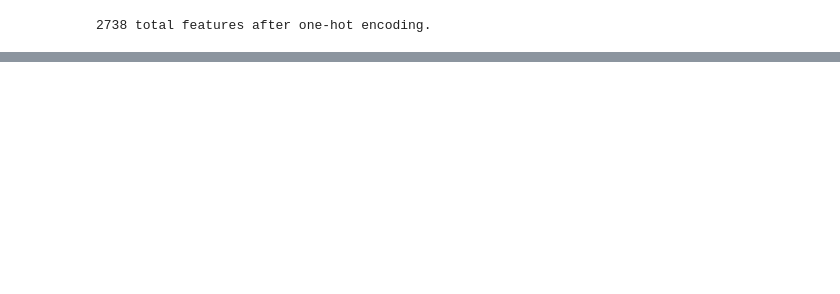
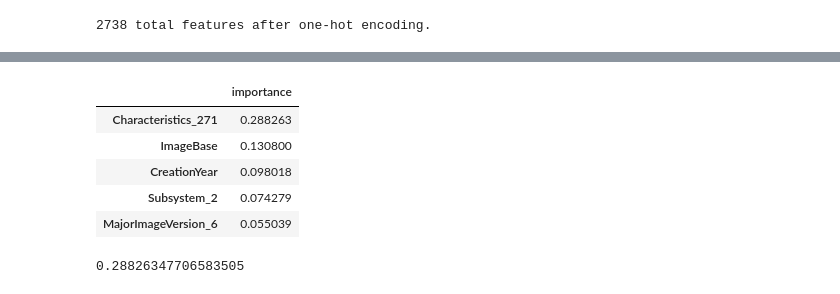
Before and after one commit to zenUnicorn/ML_on_CLAMP, a Jupyter notebook: Test.ipynb, the cells around one changed output, grey strips where cells are left out. Drawn from its saved outputs; the diff is of its cells as text; code cells hidden in the pictures; blank space fills up the shorter version.

```diff
--- a/Test.ipynb
+++ b/Test.ipynb
@@ -450,0 +564,17 @@ importance_df
+# %%
+# Find the Feature Importance of the Model
+
+gfeature_importances = pd.DataFrame(gradient.feature_importances_, index =X_train.columns,  columns=['importance']).sort_values('importance', ascending=False)
+# %%
+gfeature_importances.head()
+# %% [output]
+|  | importance |
+| Characteristics_271 | 0.288263 |
+| ImageBase | 0.130800 |
+| CreationYear | 0.098018 |
+| Subsystem_2 | 0.074279 |
+| MajorImageVersion_6 | 0.055039 |
+# %%
+gfeature_importances['importance'][0]
+# %% [output]
+0.28826347706583505
```
Also changed, not shown: parts of 67 cells of this notebook.
